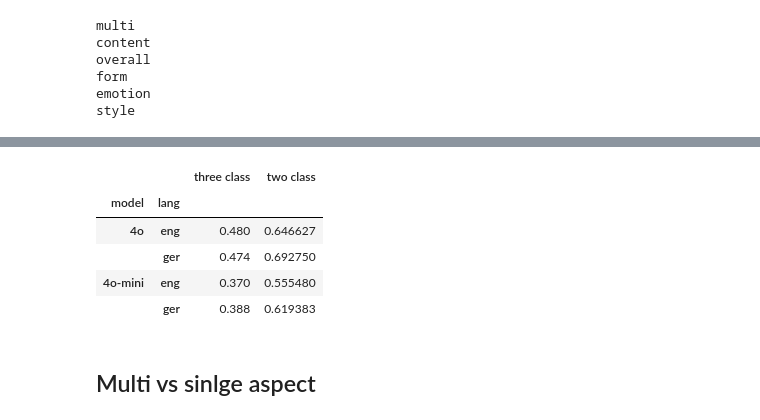
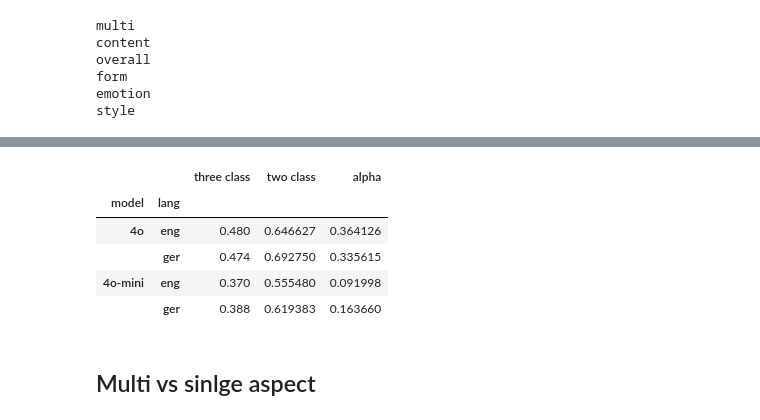
Before and after one commit to LeKonArD/DH25_LLM_poemsim, a Jupyter notebook: Evaluation.ipynb, the cells around one changed output, grey strips where cells are left out. Cells and saved outputs as stored; diff of their text form; code cells hidden in the pictures.

Commit message:
add alpha agreement as eval

```diff
--- a/Evaluation.ipynb
+++ b/Evaluation.ipynb
@@ -79,12 +103,13 @@ for fname in files:
     both_pred = eval_frame[eval_frame["pred"] == 2].shape[0]
 
     three_class = accuracy_score(eval_frame["true"], eval_frame["pred"])
+    alpha = get_alpha_from_eval_frame(eval_frame)
 
     eval_frame = eval_frame[eval_frame.true != 2]
 
     two_class = accuracy_score(eval_frame["true"], eval_frame["pred"])
 
-    logger.append(["4o-mini","ger", aspect, three_class, two_class, both_true, both_pred])
+    logger.append(["4o-mini","ger", aspect, three_class, two_class, alpha, both_true, both_pred])
 # %% [output]
 form
 multi
@@ -115,12 +140,13 @@ for fname in files:
     both_pred = eval_frame[eval_frame["pred"] == 2].shape[0]
 
     three_class = accuracy_score(eval_frame["true"], eval_frame["pred"])
+    alpha = get_alpha_from_eval_frame(eval_frame)
 
     eval_frame = eval_frame[eval_frame.true != 2]
 
     two_class = accuracy_score(eval_frame["true"], eval_frame["pred"])
 
-    logger.append(["4o","eng", aspect, three_class, two_class, both_true, both_pred])
+    logger.append(["4o","eng", aspect, three_class, two_class, alpha, both_true, both_pred])
 # %% [output]
 style
 emotion
@@ -151,12 +177,13 @@ for fname in files:
     both_pred = eval_frame[eval_frame["pred"] == 2].shape[0]
 
     three_class = accuracy_score(eval_frame["true"], eval_frame["pred"])
+    alpha = get_alpha_from_eval_frame(eval_frame)
 
     eval_frame = eval_frame[eval_frame.true != 2]
 
     two_class = accuracy_score(eval_frame["true"], eval_frame["pred"])
 
-    logger.append(["4o","ger", aspect, three_class, two_class, both_true, both_pred])
+    logger.append(["4o","ger", aspect, three_class, two_class, alpha, both_true, both_pred])
 # %% [output]
 multi
 content
@@ -166,7 +193,7 @@ emotion
 style
 # %%
 frame = pd.DataFrame(logger)
-frame.columns = ["model","lang", "aspect", "three class","two class", "both_true", "both_pred"]
+frame.columns = ["model","lang", "aspect", "three class","two class", "alpha", "both_true", "both_pred"]
 # %%
 frame
 # %% [output]
@@ -190,12 +217,12 @@ frame
 # %%
-frame.groupby(["model","lang"])[['three class', 'two class']].mean()
+frame.groupby(["model","lang"])[['three class', 'two class', 'alpha']].mean()
 # %% [output]
-|  |  | three class | two class |
-| model | lang |  |  |
-| 4o | eng | 0.480 | 0.646627 |
-|  | ger | 0.474 | 0.692750 |
-| 4o-mini | eng | 0.370 | 0.555480 |
-|  | ger | 0.388 | 0.619383 |
+|  |  | three class | two class | alpha |
+| model | lang |  |  |  |
+| 4o | eng | 0.480 | 0.646627 | 0.364126 |
+|  | ger | 0.474 | 0.692750 | 0.335615 |
+| 4o-mini | eng | 0.370 | 0.555480 | 0.091998 |
+|  | ger | 0.388 | 0.619383 | 0.163660 |
 # %% [markdown]
 ## Multi vs sinlge aspect
 # %%
```
Also changed, not shown: parts of 29 cells of this notebook.
